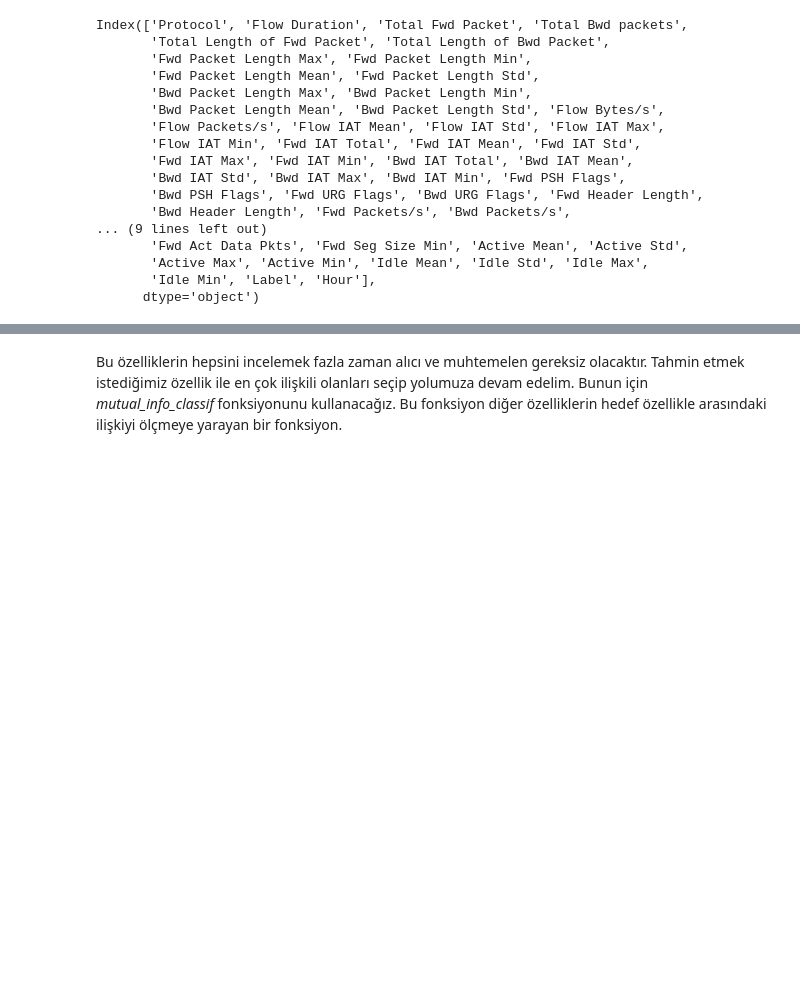
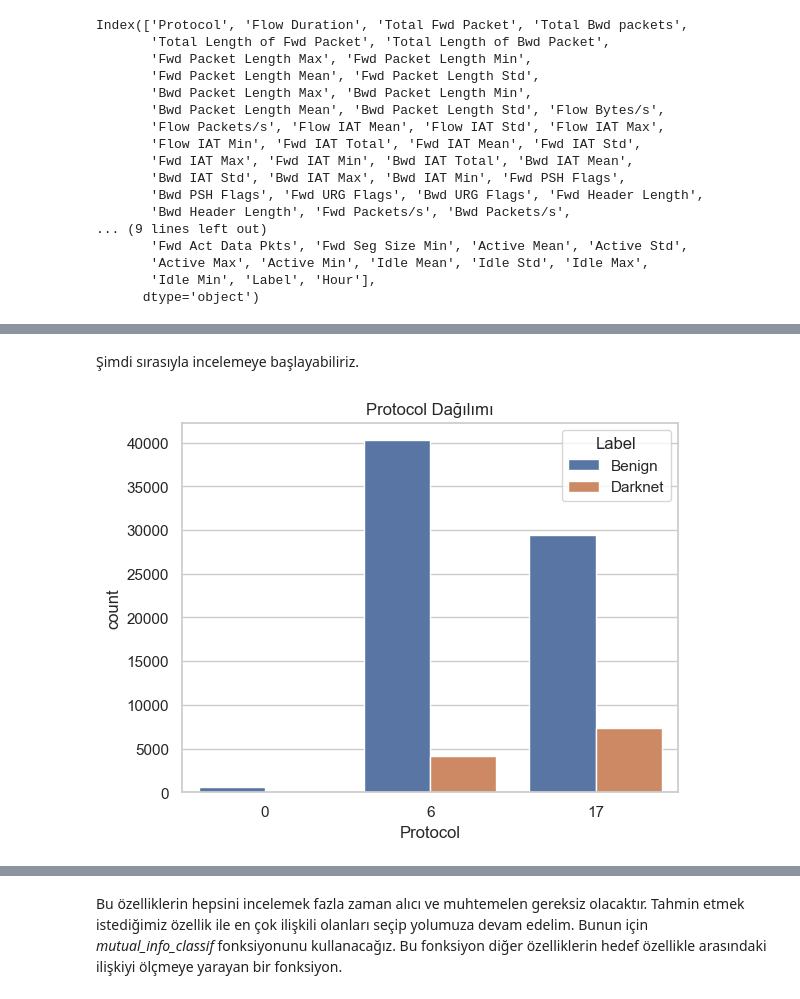
Before and after one commit to BoraDere/Darknet, a Jupyter notebook: nb.ipynb, the cells around one changed output, grey strips where cells are left out. Saved outputs shown, nothing was run; the diff lists cells and outputs as text; code cells hidden in the pictures; blank space fills up the shorter version.

Commit message:
half of the plots

```diff
--- a/nb.ipynb
+++ b/nb.ipynb
@@ -12,6 +12,10 @@ pd.options.display.max_columns = 100
 import os
 from sklearn.preprocessing import StandardScaler
 from sklearn.feature_selection import mutual_info_classif
+
+import matplotlib.pyplot as plt
+import seaborn as sns
+sns.set_theme(style="whitegrid", palette="deep")
 # %% [markdown]
 ---
 # %% [markdown]
@@ -594,0 +689,8 @@ Index(['Protocol', 'Flow Duration', 'Total Fwd Packet', 'Total Bwd packets',
+# %% [markdown]
+Şimdi sırasıyla incelemeye başlayabiliriz.
+# %%
+sns.countplot(data=outlier_removed_df, x='Protocol', hue='Label')
+plt.title('Protocol Dağılımı')
+plt.show()
+# %% [output]
+[figure, added]
```
Also changed, not shown: parts of 18 cells of this notebook.
